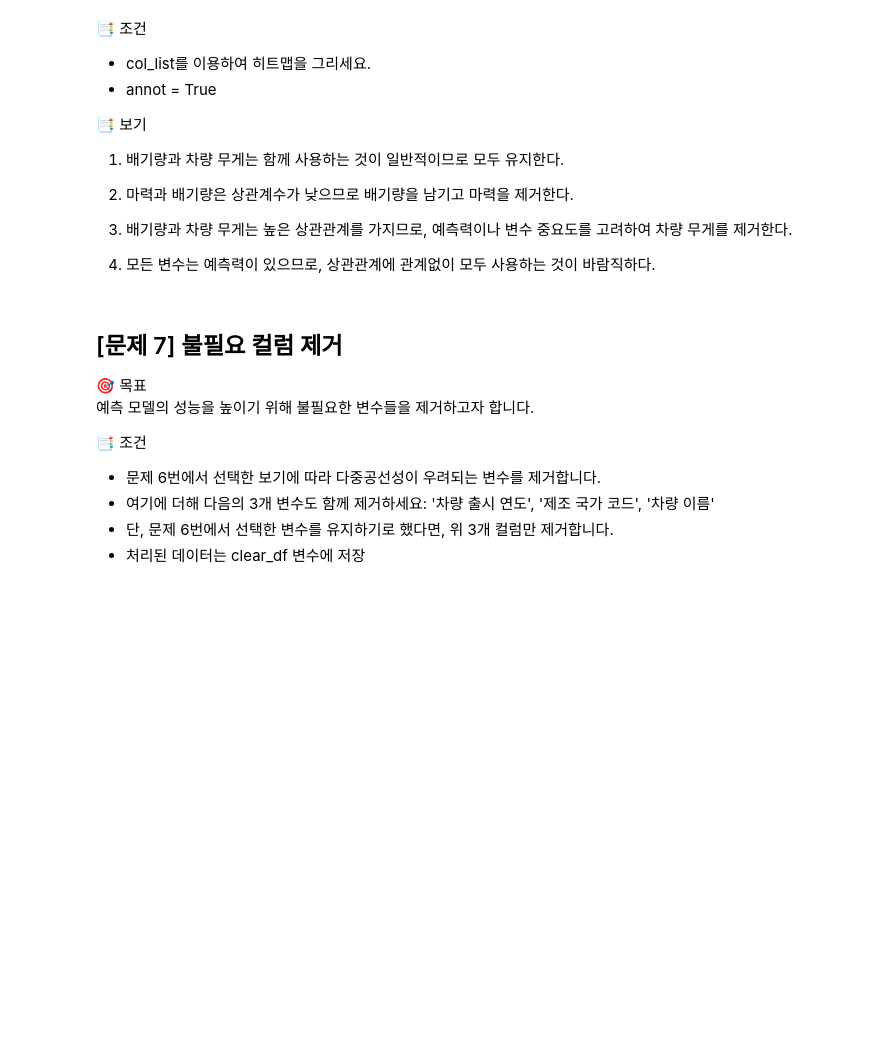
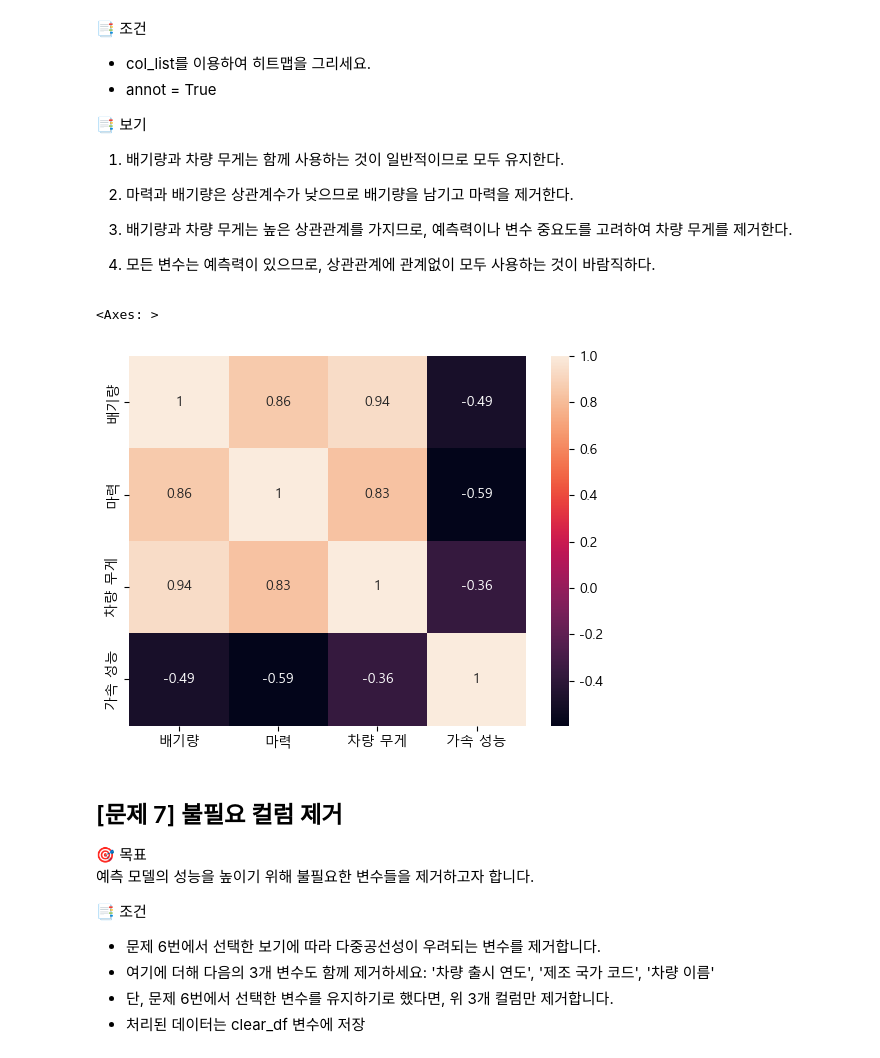
Before and after one commit to bladerunner3201/ml-dl, a Jupyter notebook: 4회 모의고사(차량 연비 예측).ipynb, the cells around one changed output. Cells and saved outputs as stored; diff of their text form; code cells hidden in the pictures; blank space fills up the shorter version.

```diff
--- a/4회 모의고사(차량 연비 예측).ipynb
+++ b/4회 모의고사(차량 연비 예측).ipynb
@@ -84,7 +84,7 @@ mpg_df = pd.read_excel('./data/raw/auto_mpg.xlsx')
 - inplace = True
 # %%
 # 여기에 답안코드를 작성하세요.
-mpg_df.rename(columns={'mpg':'연비',
+mpg_df = mpg_df.rename(columns={'mpg':'연비',
                        'cylinders':'실린더 수',
                        'displacement':'배기량',
                        'horsepower':'마력',
@@ -119,3 +105,6 @@ mpg_df.rename(columns={'mpg':'연비',
 - 처리한 데이터는 del_df 변수에 저장
 # %%
 # 여기에 답안코드를 작성하세요.
+del_df = mpg_df.dropna()
+
+del_df.isnull().sum().sum()
@@ -156,3 +147,4 @@ sns.scatterplot(data=del_df, x='마력', y='연비')
 - inplace= True
 # %%
 # 여기에 답안코드를 작성하세요.
+del_df.drop(del_df[ (del_df['마력'] >= 150) & (del_df['연비'] > 50) ].index, inplace=True)
@@ -183,6 +180,13 @@ col_list = ['배기량','마력','차량 무게','가속 성능']
 4. 모든 변수는 예측력이 있으므로, 상관관계에 관계없이 모두 사용하는 것이 바람직하다.
 # %%
 # 여기에 답안코드를 작성하세요.
+sns.heatmap(
+    data = del_df[col_list].corr(),
+    annot = True
+)
+# %% [output]
+<Axes: >
+[figure, added]
 # %% [markdown]
 ## [문제 7] 불필요 컬럼 제거
 
```
Also changed, not shown: parts of 12 cells of this notebook, 23 other files.
